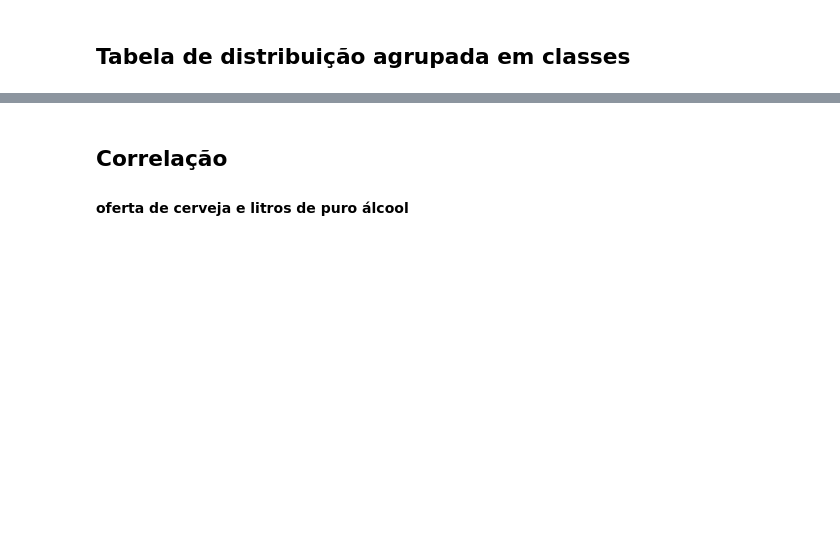
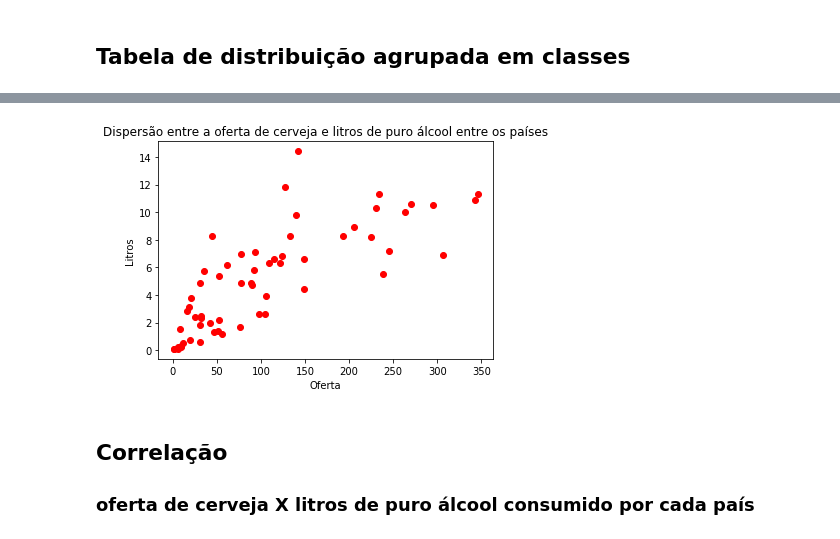
Before and after one commit to eduns/estatistica-implementacao, a Jupyter notebook: statistics.ipynb, the cells around one changed output, grey strips where cells are left out. Saved outputs shown, nothing was run; the diff lists cells and outputs as text; code cells hidden in the pictures; blank space fills up the shorter version.

```diff
--- a/statistics.ipynb
+++ b/statistics.ipynb
@@ -172,6 +204,14 @@ table_d
+# %%
+plt.scatter(sample.get('beer_servings'), sample.get('total_litres_of_pure_alcohol'), c ='r')
+plt.title('Dispersão entre a oferta de cerveja e litros de puro álcool entre os países')
+plt.xlabel('Oferta')
+plt.ylabel('Litros')
+plt.show()
+# %% [output]
+[figure, added]
 # %% [markdown]
 ## Correlação
-#### oferta de cerveja e litros de puro álcool
+### oferta de cerveja X litros de puro álcool consumido por cada país
 # %%
 sample.get('beer_servings').corr(sample.get('total_litres_of_pure_alcohol'))
 # 0.7 < c < 0.9 = correlação forte
```
Also changed, not shown: parts of 24 cells of this notebook.
